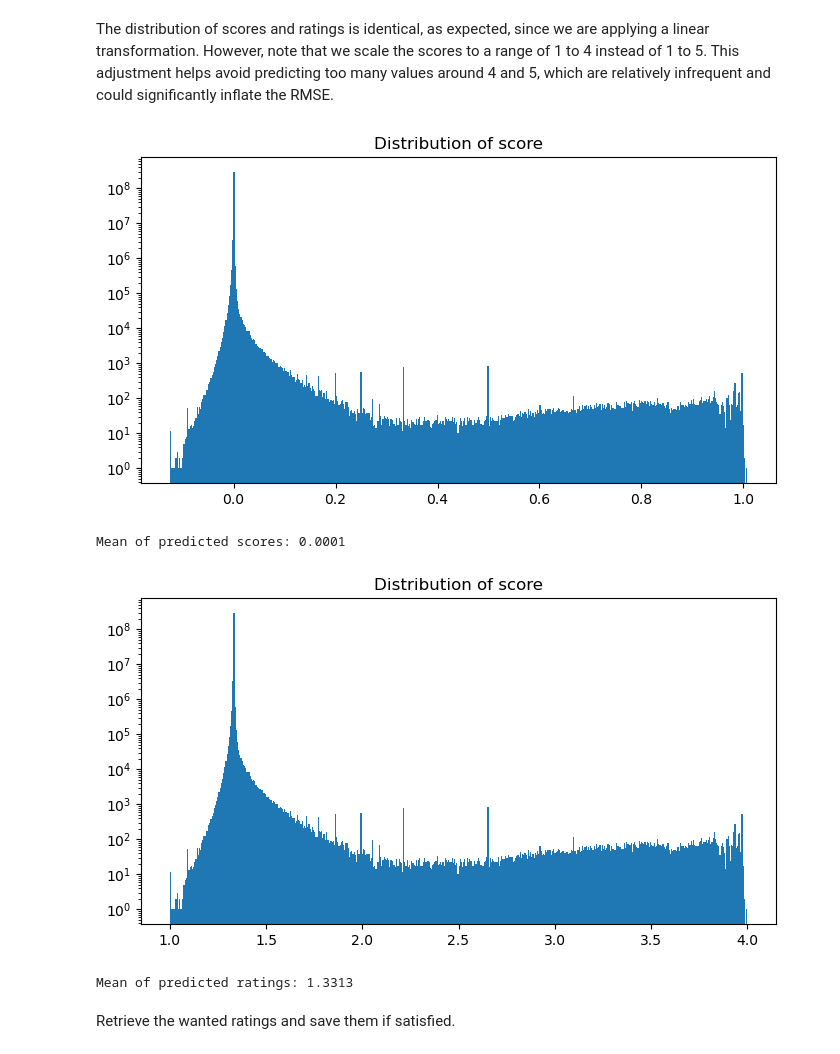
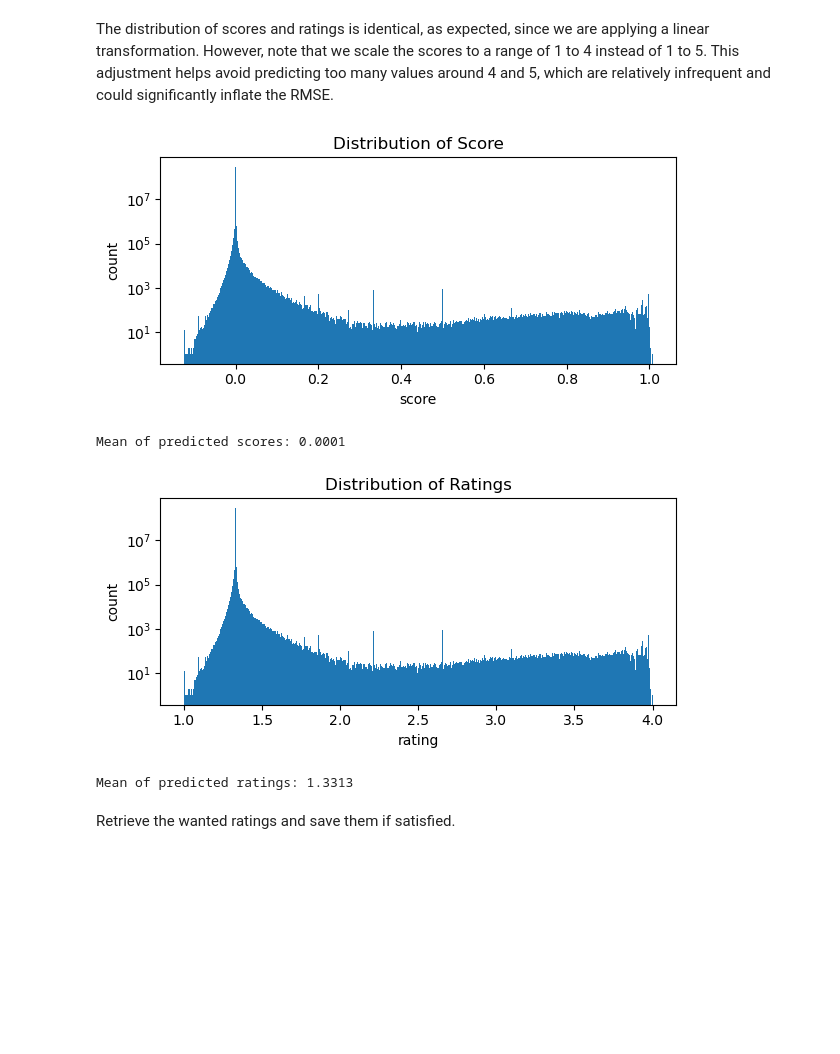
Before and after one commit to paulo-03/recommender_systems, a Jupyter notebook: EASE/ease.ipynb, the cells around one changed output. Cells and saved outputs as stored; diff of their text form; code cells hidden in the pictures; blank space fills up the shorter version.

```diff
--- a/EASE/ease.ipynb
+++ b/EASE/ease.ipynb
@@ -52,28 +52,34 @@ Prediction completed in 0:00:05.143591
 # %% [markdown]
 The distribution of scores and ratings is identical, as expected, since we are applying a linear transformation. However, note that we scale the scores to a range of 1 to 4 instead of 1 to 5. This adjustment helps avoid predicting too many values around 4 and 5, which are relatively infrequent and could significantly inflate the RMSE.
 # %%
-plt.figure(figsize=(7, 4))
+plt.figure(figsize=(6, 3))
 plt.hist(ease.score.flatten(), bins=500)
 plt.title("Distribution of Score")
+plt.xlabel('score')
+plt.ylabel('count')
 plt.yscale('log')
 plt.tight_layout()
+plt.savefig("ease_score.pdf")
 plt.show()
 
 print(f"Mean of predicted scores: {ease.score.mean():.4f}")
 # %% [output]
-[figure, old version]
+[figure, new version]
 Mean of predicted scores: 0.0001
 # %%
-plt.figure(figsize=(7, 4))
+plt.figure(figsize=(6, 3))
 plt.hist(ease.rating.flatten(), bins=500)
 plt.title("Distribution of Ratings")
+plt.xlabel('rating')
+plt.ylabel('count')
 plt.yscale('log')
 plt.tight_layout()
+plt.savefig("ease_rating.pdf")
 plt.show()
 
 print(f"Mean of predicted ratings: {ease.rating.mean():.4f}")
 # %% [output]
-[figure, old version]
+[figure, new version]
 Mean of predicted ratings: 1.3313
 # %% [markdown]
 Retrieve the wanted ratings and save them if satisfied.
```
Also changed, not shown: parts of 2 cells of this notebook.
